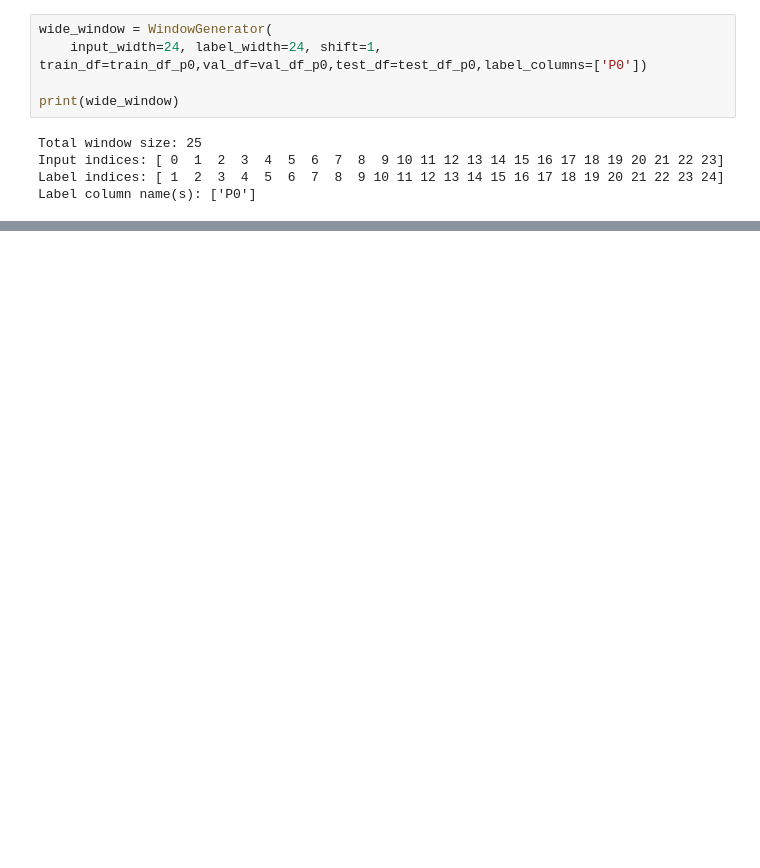
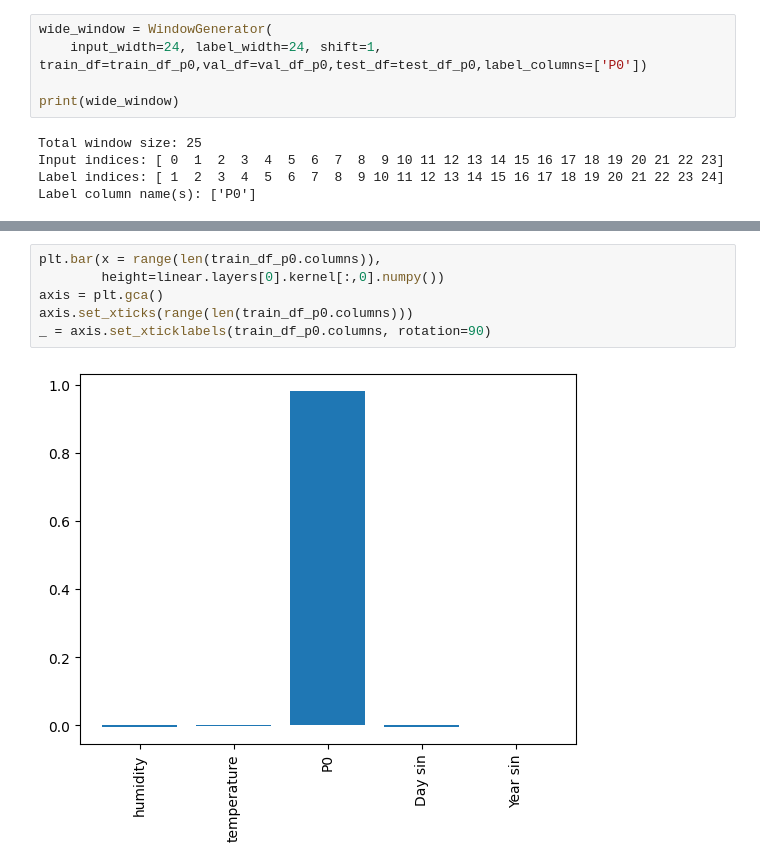
Before and after one commit to mart1bb/air_quality_africa, a Jupyter notebook: code/building_modele.ipynb, the cells around one changed output, grey strips where cells are left out. Drawn from its saved outputs; the diff is of its cells as text; blank space fills up the shorter version.

```diff
--- a/code/building_modele.ipynb
+++ b/code/building_modele.ipynb
@@ -316,0 +392,8 @@ wide_window.plot(baseline)
+# %%
+plt.bar(x = range(len(train_df_p0.columns)),
+        height=linear.layers[0].kernel[:,0].numpy())
+axis = plt.gca()
+axis.set_xticks(range(len(train_df_p0.columns)))
+_ = axis.set_xticklabels(train_df_p0.columns, rotation=90)
+# %% [output]
+[figure, added]
```
Also changed, not shown: parts of 36 cells of this notebook.
